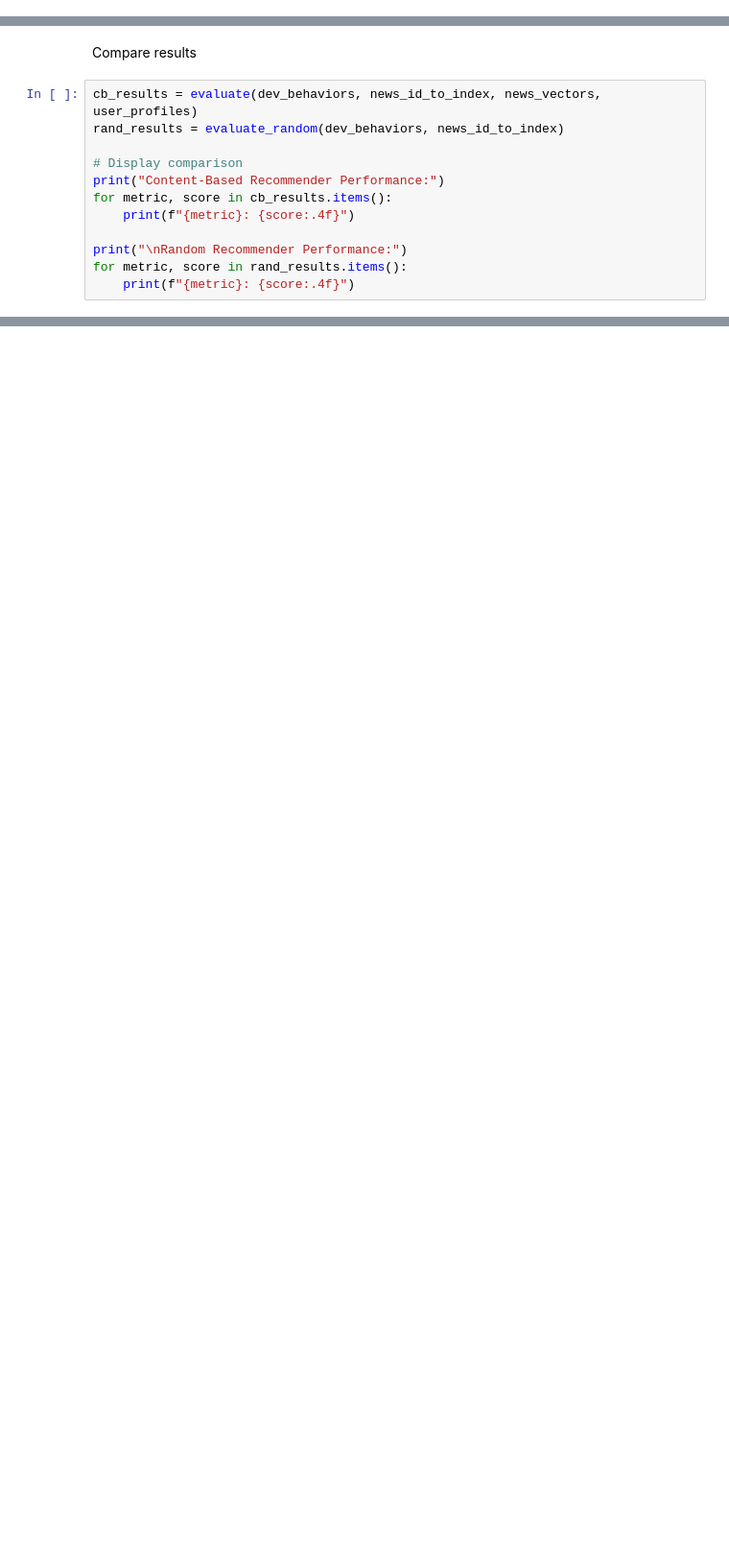
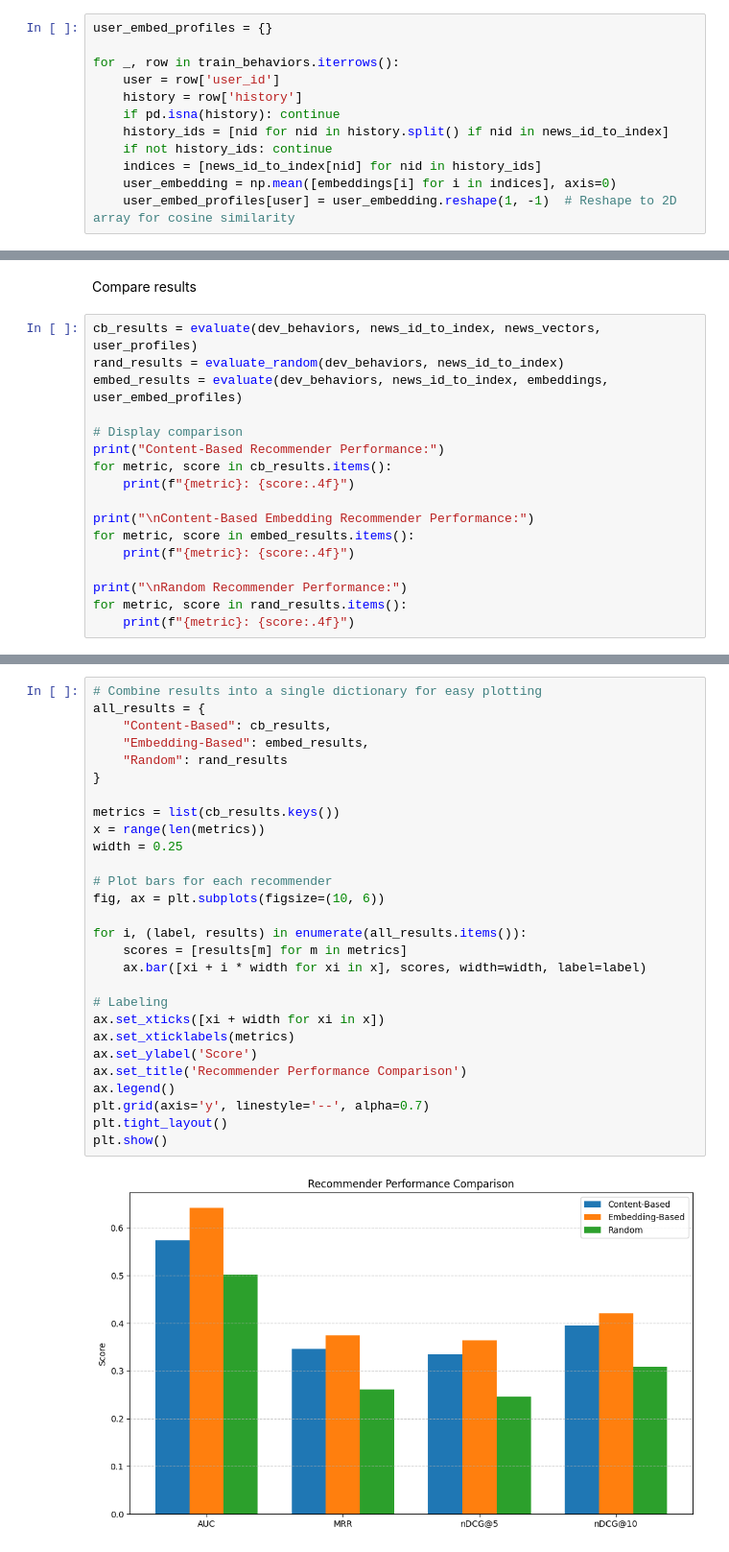
Before and after one commit to EliaTosin/DataAnaCla25, a Jupyter notebook: flipped_11/flipped_11.ipynb, the cells around one changed output, grey strips where cells are left out. Shown at 96% size. Cells and saved outputs as stored; diff of their text form; blank space fills up the shorter version.

Commit message:
added embedding recc model

```diff
--- a/flipped_11/flipped_11.ipynb
+++ b/flipped_11/flipped_11.ipynb
@@ -43,6 +82,18 @@ for _, row in train_behaviors.iterrows():
     indices = [news_id_to_index[nid] for nid in history_ids]
     profile_vector = news_vectors[indices].mean(axis=0)
     user_profiles[user] = profile_vector
+# %%
+user_embed_profiles = {}
+
+for _, row in train_behaviors.iterrows():
+    user = row['user_id']
+    history = row['history']
+    if pd.isna(history): continue
+    history_ids = [nid for nid in history.split() if nid in news_id_to_index]
+    if not history_ids: continue
+    indices = [news_id_to_index[nid] for nid in history_ids]
+    user_embedding = np.mean([embeddings[i] for i in indices], axis=0)
+    user_embed_profiles[user] = user_embedding.reshape(1, -1)  # Reshape to 2D array for cosine similarity
 # %% [markdown]
 Evaluate the model on the dev set
 # %%
@@ -123,12 +176,17 @@ Compare results
 # %%
 cb_results = evaluate(dev_behaviors, news_id_to_index, news_vectors, user_profiles)
 rand_results = evaluate_random(dev_behaviors, news_id_to_index)
+embed_results = evaluate(dev_behaviors, news_id_to_index, embeddings, user_embed_profiles)
 
 # Display comparison
 print("Content-Based Recommender Performance:")
 for metric, score in cb_results.items():
     print(f"{metric}: {score:.4f}")
 
+print("\nContent-Based Embedding Recommender Performance:")
+for metric, score in embed_results.items():
+    print(f"{metric}: {score:.4f}")
+
 print("\nRandom Recommender Performance:")
 for metric, score in rand_results.items():
     print(f"{metric}: {score:.4f}")
@@ -146,0 +211,30 @@ nDCG@10: 0.3064
+# %%
+# Combine results into a single dictionary for easy plotting
+all_results = {
+    "Content-Based": cb_results,
+    "Embedding-Based": embed_results,
+    "Random": rand_results
+}
+
+metrics = list(cb_results.keys())
+x = range(len(metrics))
+width = 0.25
+
+# Plot bars for each recommender
+fig, ax = plt.subplots(figsize=(10, 6))
+
+for i, (label, results) in enumerate(all_results.items()):
+    scores = [results[m] for m in metrics]
+    ax.bar([xi + i * width for xi in x], scores, width=width, label=label)
+
+# Labeling
+ax.set_xticks([xi + width for xi in x])
+ax.set_xticklabels(metrics)
+ax.set_ylabel('Score')
+ax.set_title('Recommender Performance Comparison')
+ax.legend()
+plt.grid(axis='y', linestyle='--', alpha=0.7)
+plt.tight_layout()
+plt.show()
+# %% [output]
+[figure, added]
```
Also changed, not shown: parts of 13 cells of this notebook.
